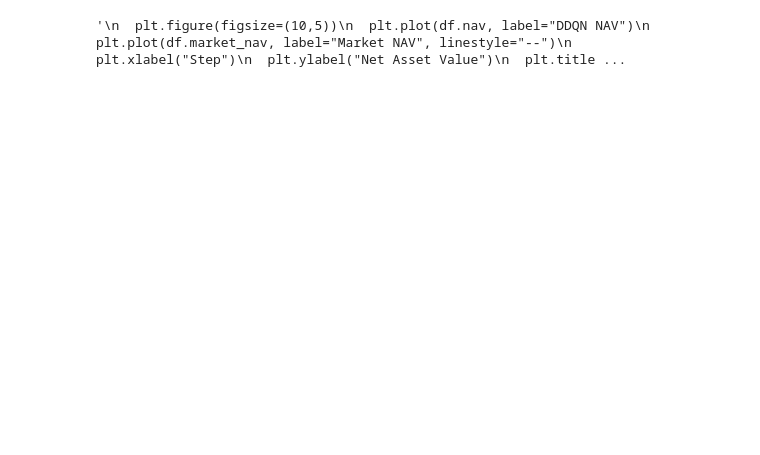
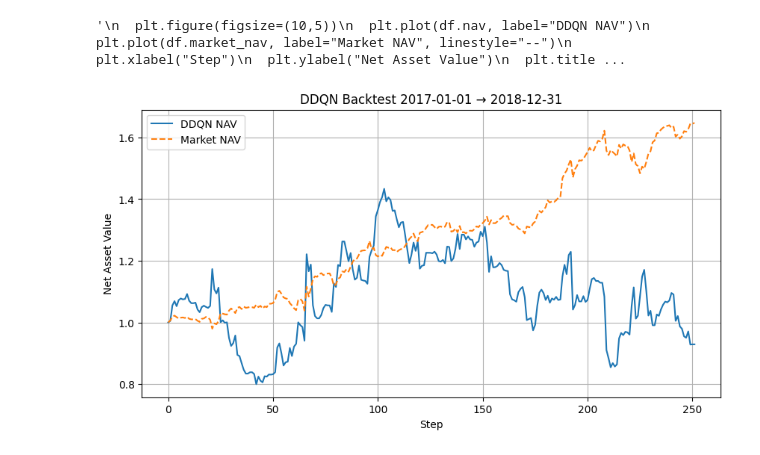
Before and after one commit to xpeng-26/Erdos_Finance_LLM_Project, a Jupyter notebook: Notebooks/backtest.ipynb, the cells around one changed output. Drawn from its saved outputs; the diff is of its cells as text; code cells hidden in the pictures; blank space fills up the shorter version.

```diff
--- a/Notebooks/backtest.ipynb
+++ b/Notebooks/backtest.ipynb
@@ -62,4 +65,18 @@ backtest.backtest_DDQN_agent(config=config,logger=logger, model_path=mode_path)
     """
 # %% [output]
 '\n  plt.figure(figsize=(10,5))\n  plt.plot(df.nav, label="DDQN NAV")\n  plt.plot(df.market_nav, label="Market NAV", linestyle="--")\n  plt.xlabel("Step")\n  plt.ylabel("Net Asset Value")\n  plt.title ...
+# %%
+
+
+plt.figure(figsize=(10,5))
+plt.plot(df.nav, label="DDQN NAV")
+plt.plot(df.market_nav, label="Market NAV", linestyle="--")
+plt.xlabel("Step")
+plt.ylabel("Net Asset Value")
+plt.title(f"DDQN Backtest {test_start} → {test_end}")
+plt.legend()
+plt.grid(True)
+plt.show()
+# %% [output]
+[figure, added]
 # %%
```
Also changed, not shown: parts of 4 cells of this notebook, 2 other files.
